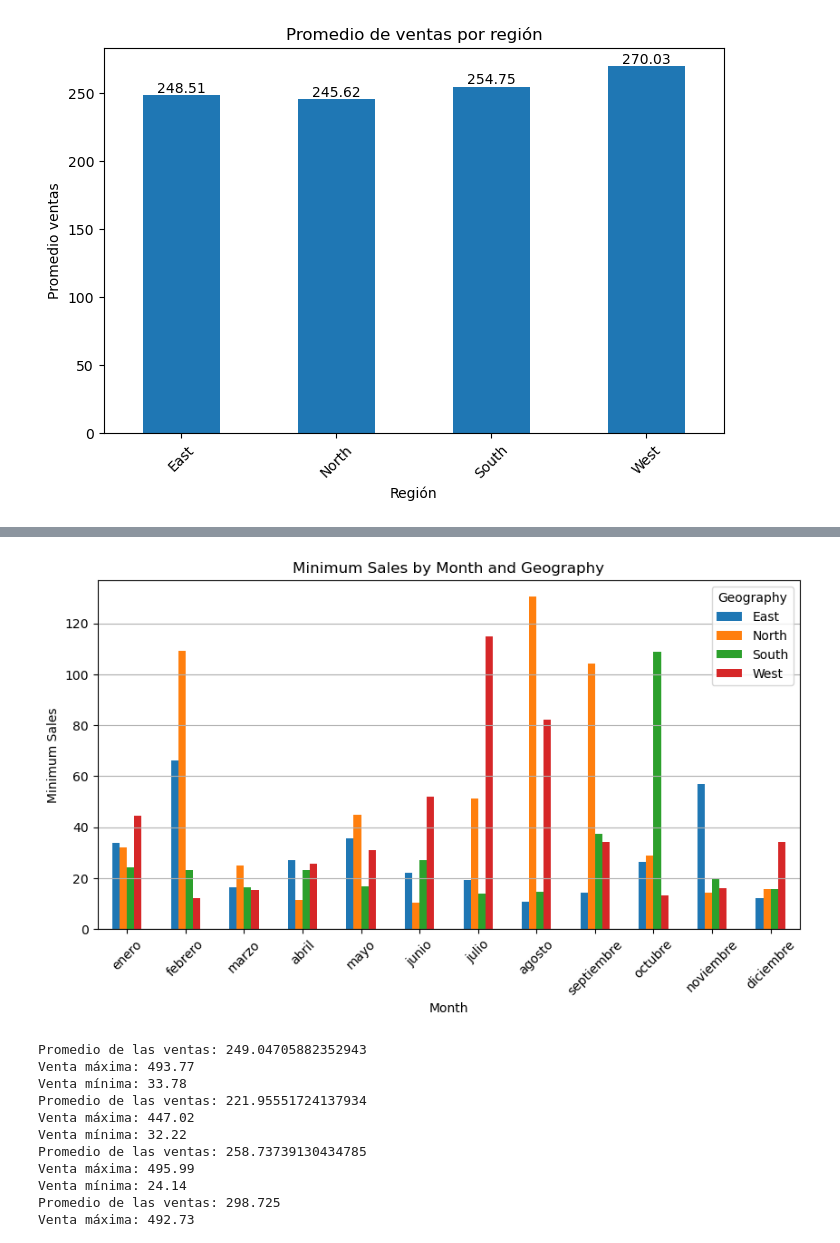
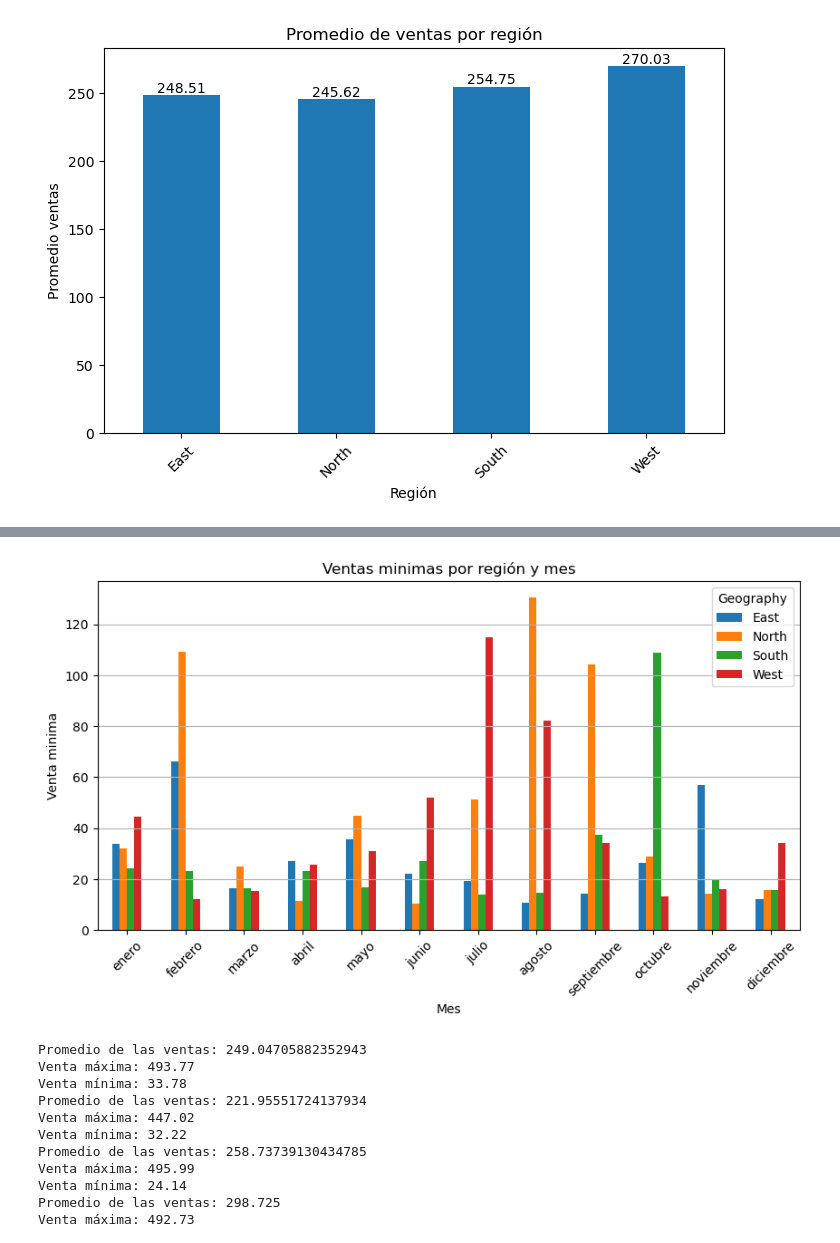
Before and after one commit to abigailTrujilloMtz/Proyecto_Analisis, a Jupyter notebook: Actividad_semana 2.ipynb, the cells around one changed output, grey strips where cells are left out. Cells and saved outputs as stored; diff of their text form; code cells hidden in the pictures.

```diff
--- a/Actividad_semana 2.ipynb
+++ b/Actividad_semana 2.ipynb
@@ -491,30 +492,30 @@ plt.show()
 # %%
 #Minimas
 grafico = metricas_region.pivot(
     index='Month',
     columns='Geography',
     values='Minima_Venta'
 ).plot(
     kind='bar',
     figsize=(10,5)
 )
 
-plt.title('Minimum Sales by Month and Geography')
-plt.xlabel('Month')
-plt.ylabel('Minimum Sales')
+plt.title('Ventas minimas por región y mes')
+plt.xlabel('Mes')
+plt.ylabel('Venta minima')
 
 plt.xticks(
     ticks=range(12),
     labels=[calendar.month_name[i] for i in range(1,13)],
     rotation=45
 )
 
 plt.legend(title='Geography')
 plt.grid(axis='y')
 
 plt.show()
 # %% [output]
-[figure, old version]
+[figure, new version]
 # %%
 metricas_region = ventas.groupby(
     ['Month', 'Geography']
```
Also changed, not shown: parts of 6 cells of this notebook.
